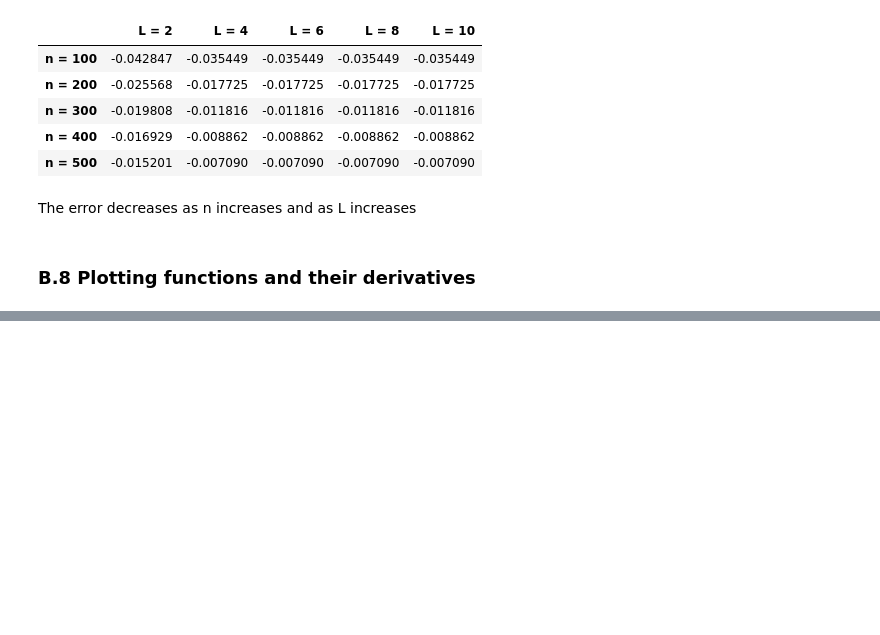
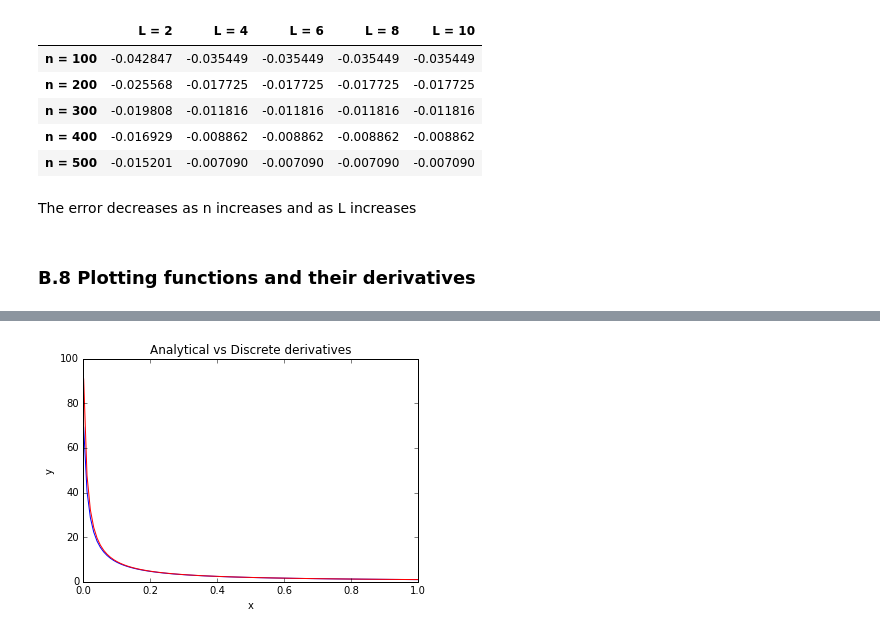
Before and after one commit to chapman-phys227-2016s/hw-5-ChinmaiRaman, a Jupyter notebook: HW5.ipynb, the cells around one changed output, grey strips where cells are left out. Drawn from its saved outputs; the diff is of its cells as text; code cells hidden in the pictures; blank space fills up the shorter version.

```diff
--- a/HW5.ipynb
+++ b/HW5.ipynb
@@ -159,0 +167,4 @@ The error decreases as n increases and as L increases
+# %%
+p4.multigraph(p4.diff(p4.f, 1/1000, 1, 100), p4.fprime)
+# %% [output]
+[figure, added]
```
Also changed, not shown: parts of 10 cells of this notebook.
